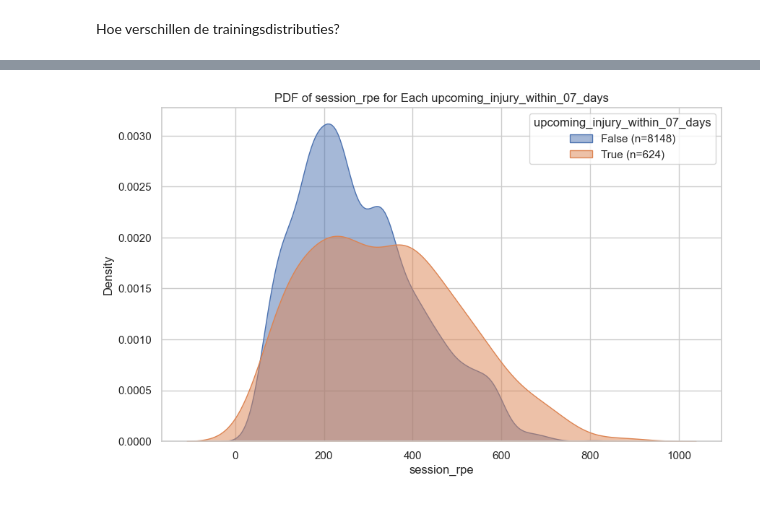
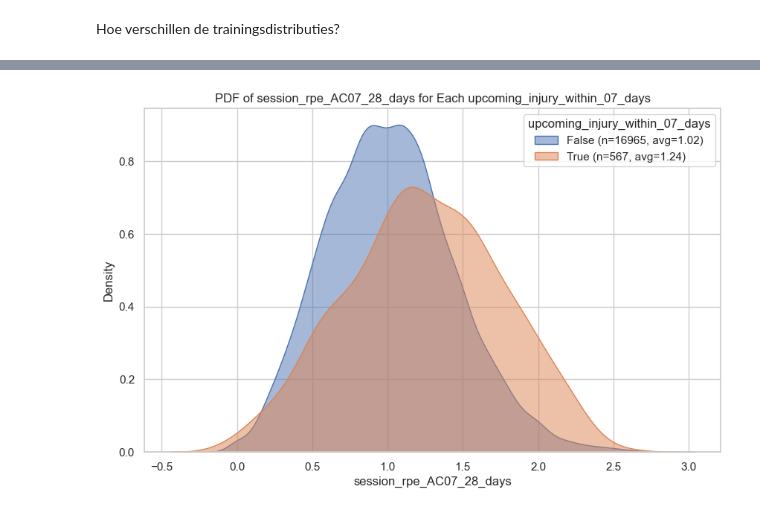
Before and after one commit to Rens88/LPCXL2025AI, a Jupyter notebook: fake_injury_data_generation.ipynb, the cells around one changed output, grey strips where cells are left out. Drawn from its saved outputs; the diff is of its cells as text; code cells hidden in the pictures.

```diff
--- a/fake_injury_data_generation.ipynb
+++ b/fake_injury_data_generation.ipynb
@@ -74,14 +74,22 @@ injury_data = generate_fake_injury_data(n_individuals = 12, time_span_years = 2,
 # Construct a useful feature that tracks how many days until the next injury
 def add_days_until_next_injury(df_user_id, introduce_bias_n_days_before, upcoming_injury_col_full, upcoming_injury_col_half, upcoming_injury_col_quarter):
      df_user_id['days_until_next_injury'] = np.nan
+     df_user_id['days_since_prev_injury_end'] = np.nan
+     df_user_id['next_injury_idx'] = df_user_id['injury_idx'].bfill()
+     df_user_id.loc[df_user_id['injury_idx'].notnull(), 'next_injury_idx'] = None
      for injury_idx in df_user_id['injury_idx'].unique():
           if str(injury_idx) == 'nan' or injury_idx is None:
                continue
           cur_injury = df_user_id.loc[df_user_id['injury_idx'] == injury_idx,:]
           cur_injury_date = cur_injury['date'].iloc[0]
-          prior_to_injury_bool = (df_user_id['date'] <= cur_injury_date) & (df_user_id['days_until_next_injury'].isnull())
+          prior_to_injury_bool = (df_user_id['date'] <= cur_injury_date) & (df_user_id['days_until_next_injury'].isnull()) & (df_user_id['injury_idx'].isnull())
           delta_time = cur_injury_date - df_user_id['date']
           df_user_id.loc[prior_to_injury_bool, 'days_until_next_injury'] = delta_time.loc[prior_to_injury_bool].dt.days
+
+          cur_injury_end_date = cur_injury['date'].iloc[-1]
+          following_injury_bool = (df_user_id['date'] >= cur_injury_end_date) & (df_user_id['injury_idx'].isnull())
+          delta_time = df_user_id['date'] - cur_injury_end_date
+          df_user_id.loc[following_injury_bool, 'days_since_prev_injury_end'] = delta_time.loc[following_injury_bool].dt.days
 
      df_user_id[upcoming_injury_col_full] = df_user_id['days_until_next_injury'] <= introduce_bias_n_days_before
      df_user_id[upcoming_injury_col_half] = df_user_id['days_until_next_injury'] <= introduce_bias_n_days_before / 2
@@ -363,19 +371,20 @@ def compute_load_sum(df, load_col, n_days_prev, date_col = 'date', user_id_col =
      std0_col = '%s_STD0_%.2d_days' %(load_col, n_days_prev)
      df = df.sort_values(by=[user_id_col, date_col])  # Sort by user and date
 
-     for user_id, group in df[[date_col, user_id_col, load_col]].groupby(user_id_col):
+     for user_id, group in df[[date_col, user_id_col, load_col, 'days_since_prev_injury_end', 'currently_injured']].groupby(user_id_col):
           # Assumes complete data: an entry for every day an athlete is available
           group['orig_index'] = group.index
           group = group.set_index(date_col).sort_index()
 
           # Compute rolling sum and standard deviation
-          group[sum_col] = group[load_col].rolling(f'{n_days_prev}D', closed='right').sum()
+          group[sum_col] = group[load_col].rolling(f'{n_days_prev}D', closed='right').sum().fillna(0)
           group[std0_col] = group[load_col].fillna(0).rolling(f'{n_days_prev}D', closed='right').std(ddof=0)
 
           # Set incomplete series to np.nan
           since_start = group.index - group.index.min()
-          group.loc[since_start.days < (n_days_prev-1), sum_col] = np.nan
-          group.loc[since_start.days < (n_days_prev-1), std0_col] = np.nan
+          force_nan_bool = (group['days_since_prev_injury_end'] < (n_days_prev-1)) | (since_start.days < (n_days_prev-1)) | (group['currently_injured'])
+          group.loc[force_nan_bool, sum_col] = np.nan
+          group.loc[force_nan_bool, std0_col] = np.nan
 
           group[user_id_col] = user_id  # Reintroduce user_id column
           group.reset_index().rename(columns={'index': date_col})
@@ -383,7 +392,6 @@ def compute_load_sum(df, load_col, n_days_prev, date_col = 'date', user_id_col =
 
           df.loc[group.index, group.columns] = group
      return df, sum_col, std0_col
-
 ###########
 def compute_acwr_mon_str(df, n_days_prev_acute = 7, n_days_prev_chronic = 28, load_col = 'session_rpe'):
      # ACWR, Strain, Monotony
@@ -399,11 +407,24 @@ def compute_acwr_mon_str(df, n_days_prev_acute = 7, n_days_prev_chronic = 28, lo
      df[strain_col] = df[chronic_sum_col] * df[monotony_col]
      return df
 ###########
+def clean_target(df):
+
+     df['to_be_injured'] = np.nan
+     df.loc[(df["injury_onset"] == 1), 'to_be_injured'] = True
+     df.loc[(df["injury_onset"] == 0)&(df['currently_injured'] == False)&(df['upcoming_injury_within_28_days'] == False), 'to_be_injured'] = False
+     # df_filtered = df[df['to_be_injured'].notnull()]
+     # df_filtered = df_filtered.dropna(subset=predictors + ['to_be_injured'])
+
+     df['to_be_injured'] = df['to_be_injured'].astype(pd.Int64Dtype())
+
+     return df
+###########
 def feature_construction(df):
      # A collection of to-be-constructed features
      df = compute_sRPE(df, rpe_col = 'rpe', duration_col = 'duration_minutes', srpe_col = 'session_rpe')
      df = compute_wellness_avg(df, list(wellness_tables.keys()))
      df = compute_acwr_mon_str(df, n_days_prev_acute = 7, n_days_prev_chronic = 28, load_col = 'session_rpe')
+     df = clean_target(df)
      return df
 ###########
 
@@ -473,7 +541,7 @@ def compare_distributions(df, group_col = 'training_distribution', val_col = 'se
           sns.kdeplot(
                data=df[df[group_col] == category],
                x=val_col,
-               label=f'{category} (n={sum(df[group_col] == category)})',
+               label=f'{category} (n={sum(df[group_col] == category)}, avg={df.loc[df[group_col] == category,val_col].mean():.2f})',
                fill=True,
                alpha=0.5
           )
@@ -494,4 +562,5 @@ compare_distributions(biased_training_load_en_wellness_data, group_col = upcomin
 compare_distributions(biased_training_load_en_wellness_data, group_col = upcoming_injury_col_quarter, val_col = 'duration_minutes')
 compare_distributions(biased_training_load_en_wellness_data, group_col = upcoming_injury_col_quarter, val_col = 'rpe')
 compare_distributions(biased_training_load_en_wellness_data, group_col = upcoming_injury_col_quarter, val_col = 'Wellness Average')
+compare_distributions(biased_training_load_en_wellness_data, group_col = upcoming_injury_col_quarter, val_col = "session_rpe_AC07_28_days")
 # %% [output]
@@ -681,40 +775,40 @@ compare_distributions(biased_training_load_en_wellness_data, group_col = upcomin
 # %%
-max_pct_bias = 25
+max_pct_bias = 100
 introduce_bias_n_days_before = 28
-bias_power = 2
+bias_power = 1
 
 wellness_max_pct_bias = 100
 wellness_bias_power = 1
 
 # Whether to apply the inactivity reduction
 apply_inactivity_reduction = True
 # Window for which inactivity is checked
 check_n_days_for_inactivity = 7
 # Max reduction of training duration
 max_inactivity_reduction = 0.5
 # Minimum number of practices to be considered as active
 min_n_practices_as_active = 3
 
 # Types of bias
 # - Seiler's blackhole
 # - No slow build-up
 # - Too high volume
 # - No recovery
 
-injury_data = generate_fake_injury_data(n_individuals = 12, time_span_years = 2, injury_onset_incidence = 0.01, injury_duration_mean = 10, injury_duration_std = 3)
+injury_data = generate_fake_injury_data(n_individuals = 12, time_span_years = 4, injury_onset_incidence = 0.005, injury_duration_mean = 21, injury_duration_std = 14)
 injury_data = injury_data.groupby('user_id', group_keys=False).apply(add_days_until_next_injury, introduce_bias_n_days_before = introduce_bias_n_days_before, upcoming_injury_col_full = upcoming_injury_col_full, upcoming_injury_col_half = upcoming_injury_col_half, upcoming_injury_col_quarter = upcoming_injury_col_quarter).reset_index(drop=True)
 biased_training_load_data = generate_fake_training_load_data_from_injury(injury_data,
     rpe_table_type='randomly_assigned_per_user_id',
     introduce_bias_n_days_before = introduce_bias_n_days_before,
     max_pct_bias = max_pct_bias, bias_power = bias_power,
     apply_inactivity_reduction = apply_inactivity_reduction,
     check_n_days_for_inactivity = check_n_days_for_inactivity,
     max_inactivity_reduction = max_inactivity_reduction,
     min_n_practices_as_active = min_n_practices_as_active)
 biased_training_load_en_wellness_data = generate_fake_wellness_data_from_injury(biased_training_load_data, introduce_bias_n_days_before = introduce_bias_n_days_before, max_pct_bias = wellness_max_pct_bias, bias_power = wellness_bias_power)
 biased_training_load_en_wellness_data = feature_construction(biased_training_load_en_wellness_data)
 
 # compare_distributions(biased_training_load_en_wellness_data, group_col = upcoming_injury_col_quarter, val_col = 'Wellness Average')
-compare_distributions(biased_training_load_en_wellness_data, group_col = upcoming_injury_col_quarter, val_col = 'session_rpe')
+compare_distributions(biased_training_load_en_wellness_data, group_col = upcoming_injury_col_quarter, val_col = "session_rpe_AC07_28_days")
 # %% [output]
-[figure, old version]
+[figure, new version]
```
Also changed, not shown: parts of 13 cells of this notebook, 6 other files.
